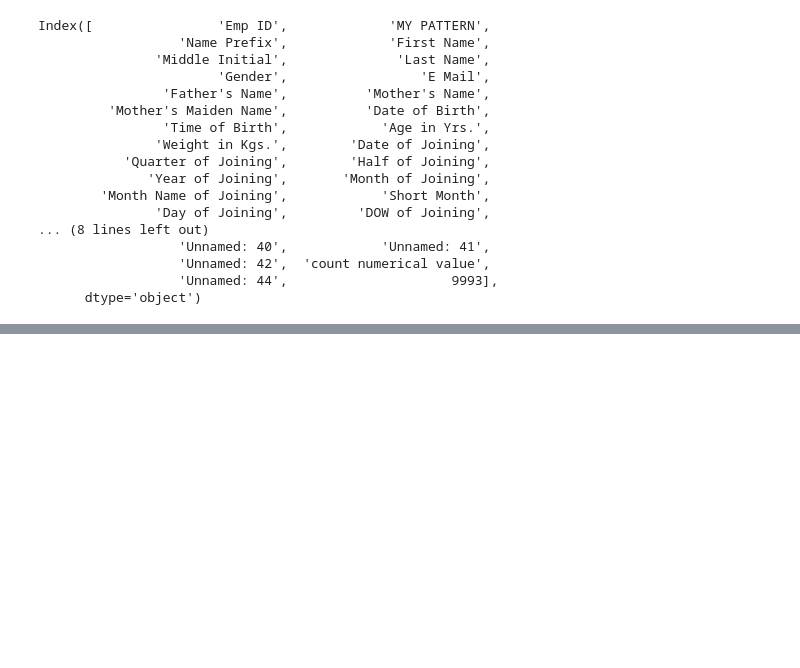
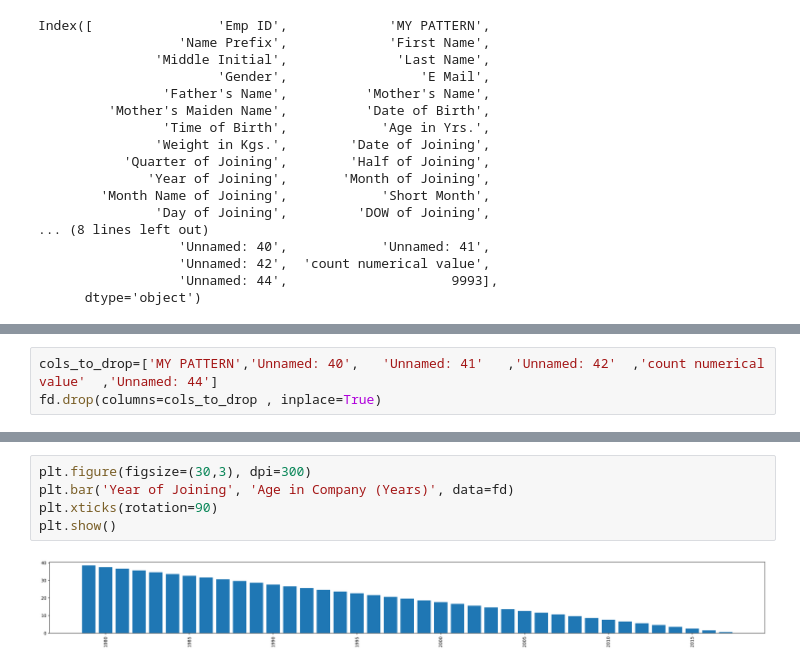
Before and after one commit to Vinayak0807/digipodium, a Jupyter notebook: data analysis/da.ipynb, the cells around one changed output, grey strips where cells are left out. Cells and saved outputs as stored; diff of their text form; blank space fills up the shorter version.

```diff
--- a/data analysis/da.ipynb
+++ b/data analysis/da.ipynb
@@ -77,0 +54,3 @@ reordered_cols =[[                'Emp ID',             'MY PATTERN',
+# %%
+cols_to_drop=['MY PATTERN','Unnamed: 40',	'Unnamed: 41'	,'Unnamed: 42'	,'count numerical value'	,'Unnamed: 44']
+fd.drop(columns=cols_to_drop , inplace=True)
@@ -77,0 +73,7 @@ reordered_cols =[[                'Emp ID',             'MY PATTERN',
+# %%
+plt.figure(figsize=(30,3), dpi=300)
+plt.bar('Year of Joining', 'Age in Company (Years)', data=fd)
+plt.xticks(rotation=90)
+plt.show()
+# %% [output]
+[figure, added]
```
Also changed, not shown: parts of 5 cells of this notebook, 2 other files.
